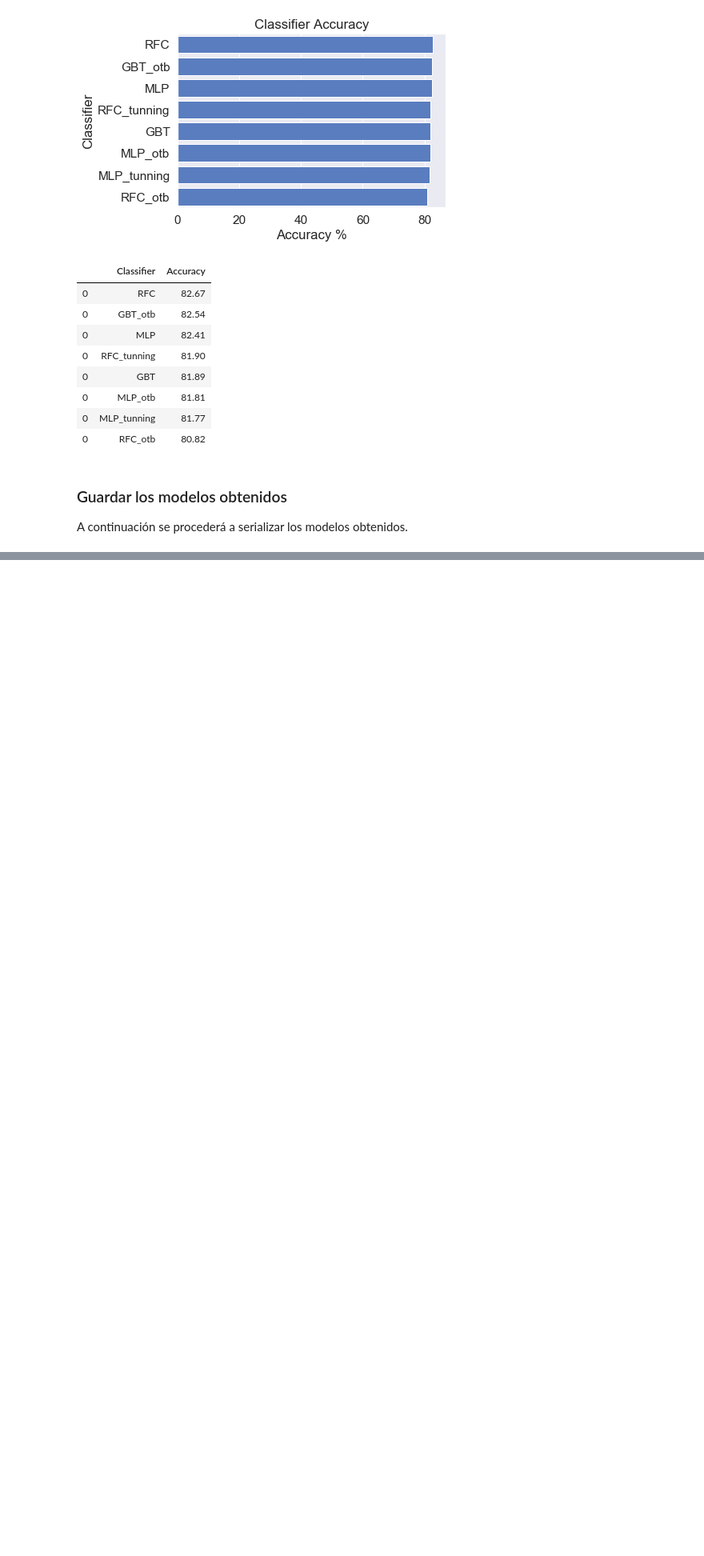
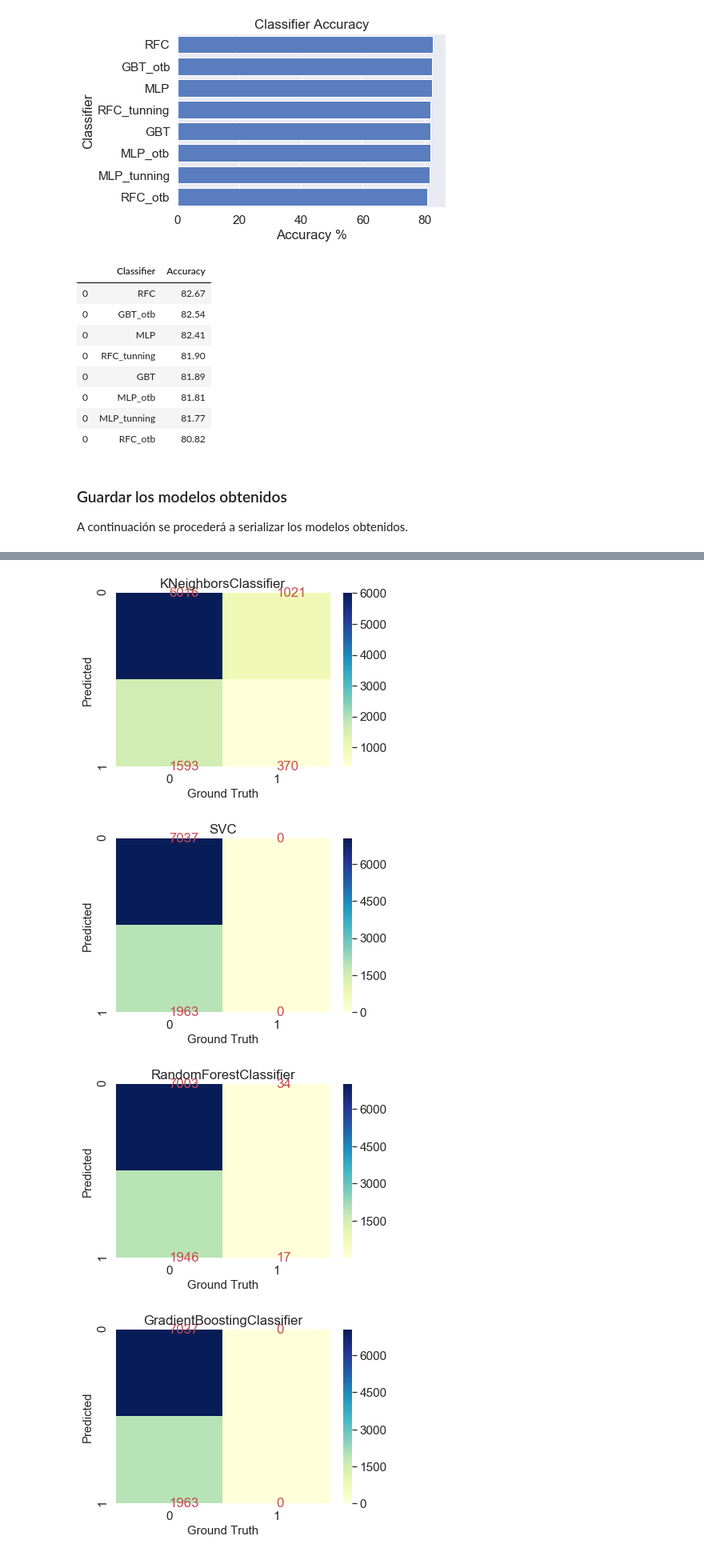
Before and after one commit to randallxram/XTOLC5T3, a Jupyter notebook: Build and Explore Models.ipynb, the cells around one changed output, grey strips where cells are left out. Shown: that part at 80% size. Drawn from its saved outputs; the diff is of its cells as text; code cells hidden in the pictures; blank space fills up the shorter version.

```diff
--- a/Build and Explore Models.ipynb
+++ b/Build and Explore Models.ipynb
@@ -936,0 +1033,30 @@ pickle.dump(modelMLP, open('modelMLP.model', 'wb'))
+# %%
+for model in clasificadores2:
+    model.fit(X_train, y_train.values.ravel())
+    name = model.__class__.__name__
+
+    print("="*30)
+    print(name)
+
+    print('****Resultados 2****')
+    train_predictions = model.predict(X_test)
+
+    cm = confusion_matrix(y_test.values.ravel(),train_predictions)
+    acms2.append(cm)
+
+    acc = accuracy_score(y_test.values.ravel(), train_predictions)
+    print("Accuracy: {:.4%}".format(acc))
+
+    kap = cohen_kappa_score(y_test.values.ravel(), train_predictions)
+    print("Kappa: {:.4%}".format(kap))
+
+    train_predictions = model.predict_proba(X_test)
+    ll = log_loss(y_test.values.ravel(), train_predictions)
+    print("Log Loss: {}".format(ll))
+
+    log_entry = pd.DataFrame([[name, acc*100, ll, kap*100]], columns=log_cols)
+    log2 = log2.append(log_entry)
+
+    print(cm)
+
+print("="*30)
@@ -936,0 +1116,16 @@ pickle.dump(modelMLP, open('modelMLP.model', 'wb'))
+# %%
+annot_kws = {"ha": 'left',"va": 'center', "color":'r'}
+i = 0
+for cm in acms2:
+    sns.set(font_scale=1.4) # for label size
+    ax = sns.heatmap(cm, annot=True, annot_kws=annot_kws, fmt="d", cmap="YlGnBu") # font size
+    ax.set_title(log2.iloc[i]['Classifier'])
+    plt.xlabel('Ground Truth', fontsize = 15) # x-axis label with fontsize 15
+    plt.ylabel('Predicted', fontsize = 15) # y-axis label with fontsize 15
+    plt.show()
+    i = i + 1
+# %% [output]
+[figure, added]
+[figure, added]
+[figure, added]
+[figure, added]
```
Also changed, not shown: parts of 16 cells of this notebook, 1 other file.
